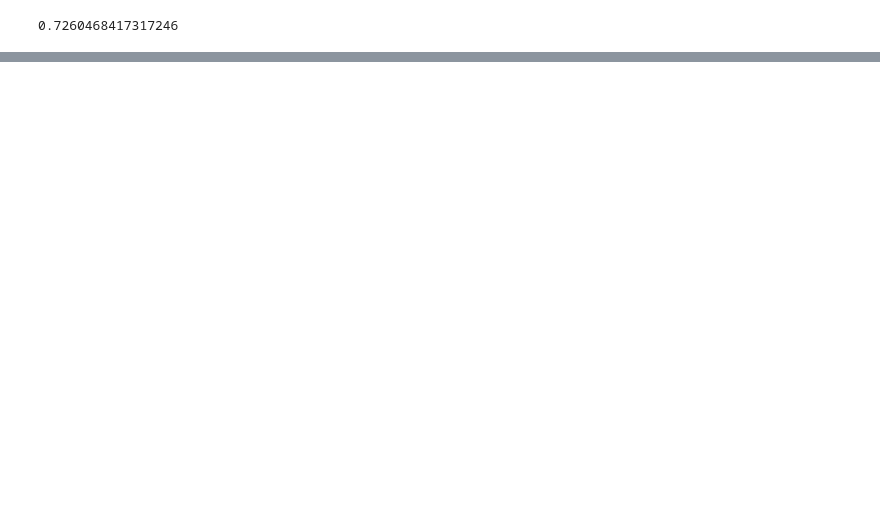
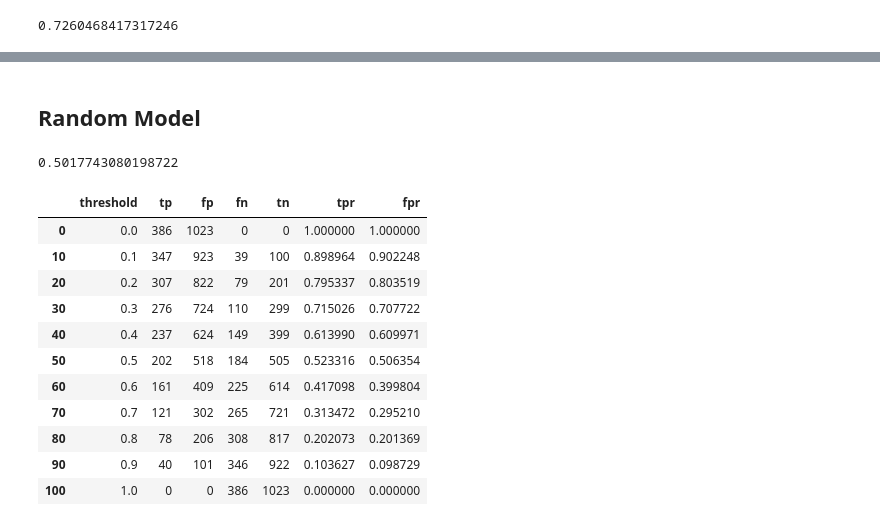
Before and after one commit to SiamakMushakhian/MLOps, a Jupyter notebook: 06. Telco Customer Churn Classification Project and Evaluation.ipynb, the cells around one changed output, grey strips where cells are left out. Cells and saved outputs as stored; diff of their text form; code cells hidden in the pictures; blank space fills up the shorter version.

```diff
--- a/06. Telco Customer Churn Classification Project and Evaluation.ipynb
+++ b/06. Telco Customer Churn Classification Project and Evaluation.ipynb
@@ -571,0 +491,3 @@ y_test[10]
+# %%
+df_scores['tpr'] = df_scores.tp / (df_scores.tp + df_scores.fn)
+df_scores['fpr'] = df_scores.fp / (df_scores.fp + df_scores.tn)
@@ -571,0 +510,50 @@ y_test[10]
+# %% [markdown]
+## Random Model
+# %%
+np.random.seed(1)
+y_rand = np.random.uniform(0, 1, size=len(y_val))
+# %%
+((y_rand >= 0.5) == y_val).mean()
+# %% [output]
+0.5017743080198722
+# %%
+def tpr_fpr_dataframe(y_val, y_pred):
+    scores = []
+    thresholds = np.linspace(0, 1, 101)
+
+    for t in thresholds:
+        actual_positive = (y_val == 1)
+        actual_negative = (y_val == 0)
+        predict_positive = (y_pred >= t)
+        predict_negative = (y_pred <  t)
+
+        tp = (predict_positive & actual_positive).sum()
+        tn = (predict_negative & actual_negative).sum()
+        fp = (predict_positive & actual_negative).sum()
+        fn = (predict_negative & actual_positive).sum()
+
+        scores.append((t, tp, fp, fn, tn))
+
+    columns = ['threshold', 'tp', 'fp', 'fn', 'tn']
+    df_scores = pd.DataFrame(scores, columns=columns)
+    df_scores['tpr'] = df_scores.tp / (df_scores.tp + df_scores.fn)
+    df_scores['fpr'] = df_scores.fp / (df_scores.fp + df_scores.tn)
+
+    return df_scores
+# %%
+df_random = tpr_fpr_dataframe(y_val, y_rand)
+# %%
+df_random[::10]
+# %% [output]
+|  | threshold | tp | fp | fn | tn | tpr | fpr |
+| 0 | 0.0 | 386 | 1023 | 0 | 0 | 1.000000 | 1.000000 |
+| 10 | 0.1 | 347 | 923 | 39 | 100 | 0.898964 | 0.902248 |
+| 20 | 0.2 | 307 | 822 | 79 | 201 | 0.795337 | 0.803519 |
+| 30 | 0.3 | 276 | 724 | 110 | 299 | 0.715026 | 0.707722 |
+| 40 | 0.4 | 237 | 624 | 149 | 399 | 0.613990 | 0.609971 |
+| 50 | 0.5 | 202 | 518 | 184 | 505 | 0.523316 | 0.506354 |
+| 60 | 0.6 | 161 | 409 | 225 | 614 | 0.417098 | 0.399804 |
+| 70 | 0.7 | 121 | 302 | 265 | 721 | 0.313472 | 0.295210 |
+| 80 | 0.8 | 78 | 206 | 308 | 817 | 0.202073 | 0.201369 |
+| 90 | 0.9 | 40 | 101 | 346 | 922 | 0.103627 | 0.098729 |
+| 100 | 1.0 | 0 | 0 | 386 | 1023 | 0.000000 | 0.000000 |
```
Also changed, not shown: parts of 112 cells of this notebook.
